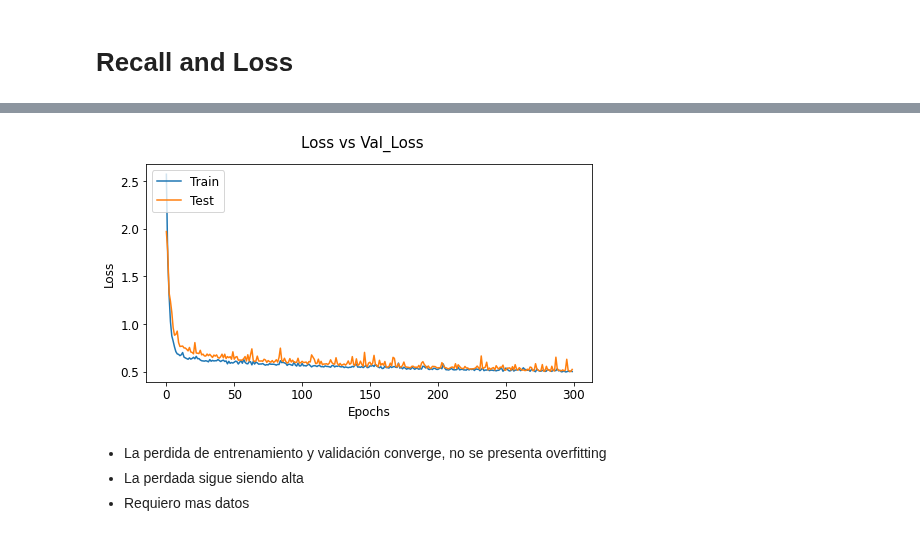
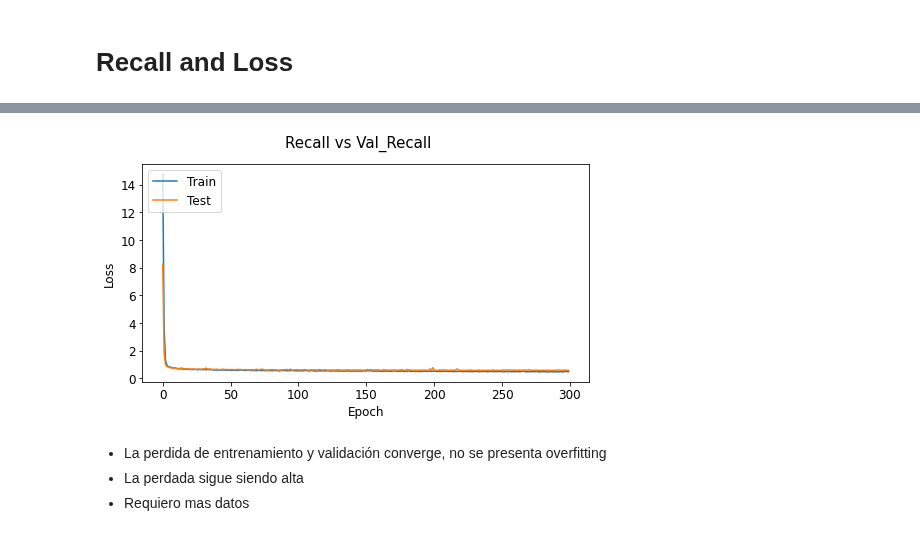
Before and after one commit to Kaiziferr/deep_learning, a Jupyter notebook: multilayer_perceptron/01_workshop_evaluate_model.ipynb, the cells around one changed output, grey strips where cells are left out. Saved outputs shown, nothing was run; the diff lists cells and outputs as text; code cells hidden in the pictures.

```diff
--- a/multilayer_perceptron/01_workshop_evaluate_model.ipynb
+++ b/multilayer_perceptron/01_workshop_evaluate_model.ipynb
@@ -168,7 +101,14 @@ plot_metrics_valuate(history, 'recall', 'val_recall', 'Recall', 'Recall vs Val_R
-# %%
-plot_metrics_valuate(history, 'loss', 'val_loss', 'Loss', 'Loss vs Val_Loss')
-# %% [output]
-[figure, removed]
+# %%
+fig, ax = plt.subplots(figsize = (8,4))
+fig.suptitle('Recall vs Val_Recall', fontsize = 15)
+ax.plot(history.history['loss'])
+ax.plot(history.history['val_loss'])
+ax.set_xlabel('Epoch', size = 12)
+ax.set_ylabel('Loss', size = 12)
+ax.legend(['Train', 'Test'], loc = 'upper left', fontsize = 12)
+ax.tick_params(labelsize = 12)
+# %% [output]
+[figure, added]
 # %% [markdown]
 - La perdida de entrenamiento y validación converge, no se presenta overfitting
 - La perdada sigue siendo alta
```
Also changed, not shown: parts of 28 cells of this notebook.
